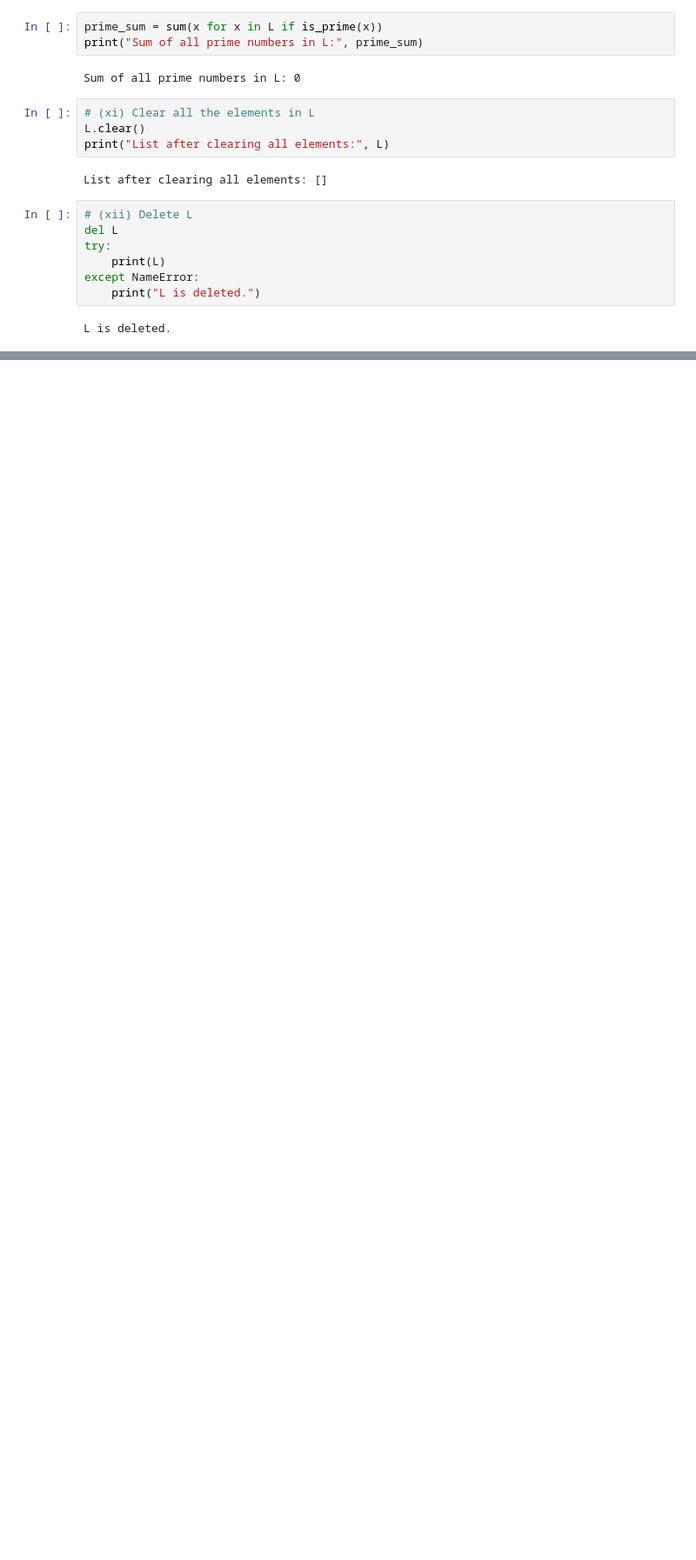
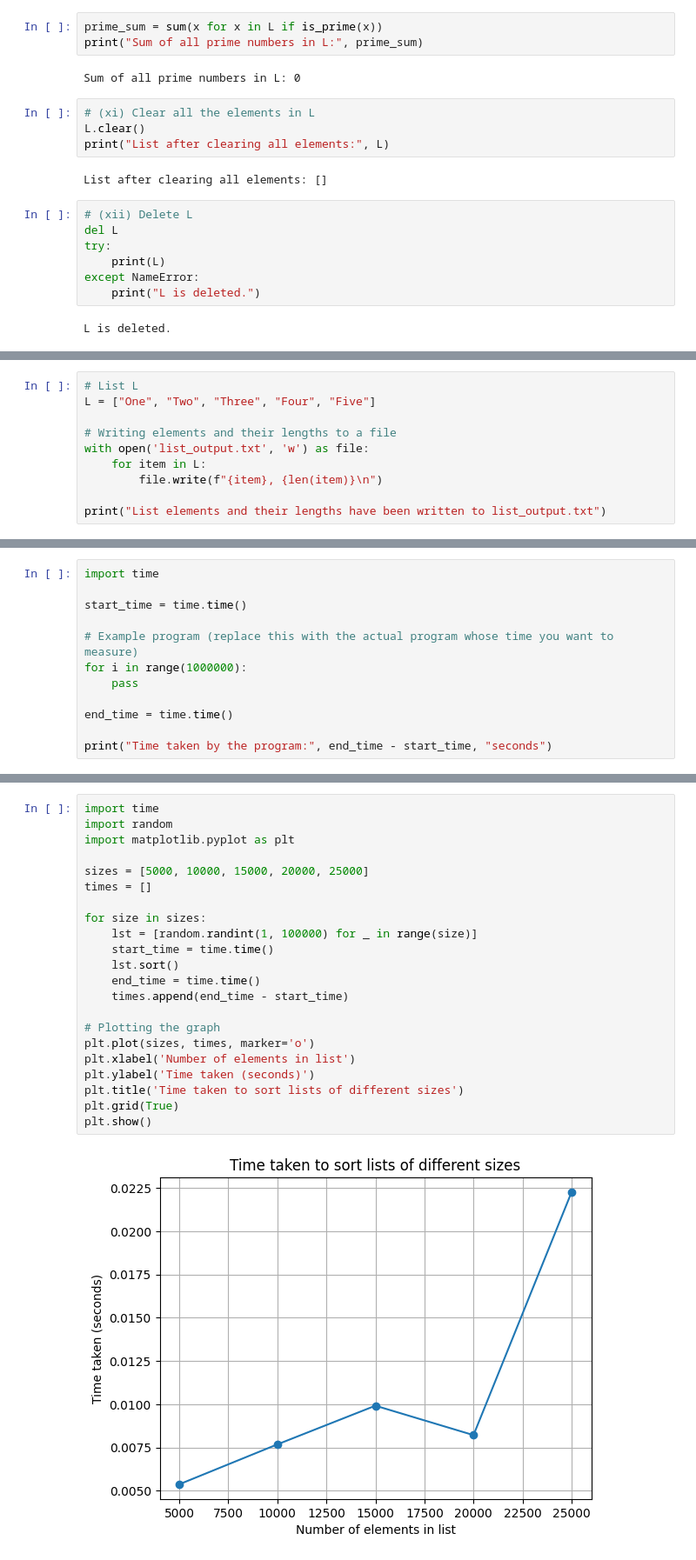
Before and after one commit to Tracer786/Summer_School_2024, a Jupyter notebook: Week1/Mini Projects/Mini_Project_1.ipynb, the cells around one changed output, grey strips where cells are left out. Shown: that part at 87% size. Saved outputs shown, nothing was run; the diff lists cells and outputs as text; blank space fills up the shorter version.

```diff
--- a/Week1/Mini Projects/Mini_Project_1.ipynb
+++ b/Week1/Mini Projects/Mini_Project_1.ipynb
@@ -95,0 +332,10 @@ L is deleted.
+# %%
+# List L
+L = ["One", "Two", "Three", "Four", "Five"]
+
+# Writing elements and their lengths to a file
+with open('list_output.txt', 'w') as file:
+    for item in L:
+        file.write(f"{item}, {len(item)}\n")
+
+print("List elements and their lengths have been written to list_output.txt")
@@ -95,0 +383,12 @@ L is deleted.
+# %%
+import time
+
+start_time = time.time()
+
+# Example program (replace this with the actual program whose time you want to measure)
+for i in range(1000000):
+    pass
+
+end_time = time.time()
+
+print("Time taken by the program:", end_time - start_time, "seconds")
@@ -95,0 +399,24 @@ L is deleted.
+# %%
+import time
+import random
+import matplotlib.pyplot as plt
+
+sizes = [5000, 10000, 15000, 20000, 25000]
+times = []
+
+for size in sizes:
+    lst = [random.randint(1, 100000) for _ in range(size)]
+    start_time = time.time()
+    lst.sort()
+    end_time = time.time()
+    times.append(end_time - start_time)
+
+# Plotting the graph
+plt.plot(sizes, times, marker='o')
+plt.xlabel('Number of elements in list')
+plt.ylabel('Time taken (seconds)')
+plt.title('Time taken to sort lists of different sizes')
+plt.grid(True)
+plt.show()
+# %% [output]
+[figure, added]
```
Also changed, not shown: parts of 26 cells of this notebook.
